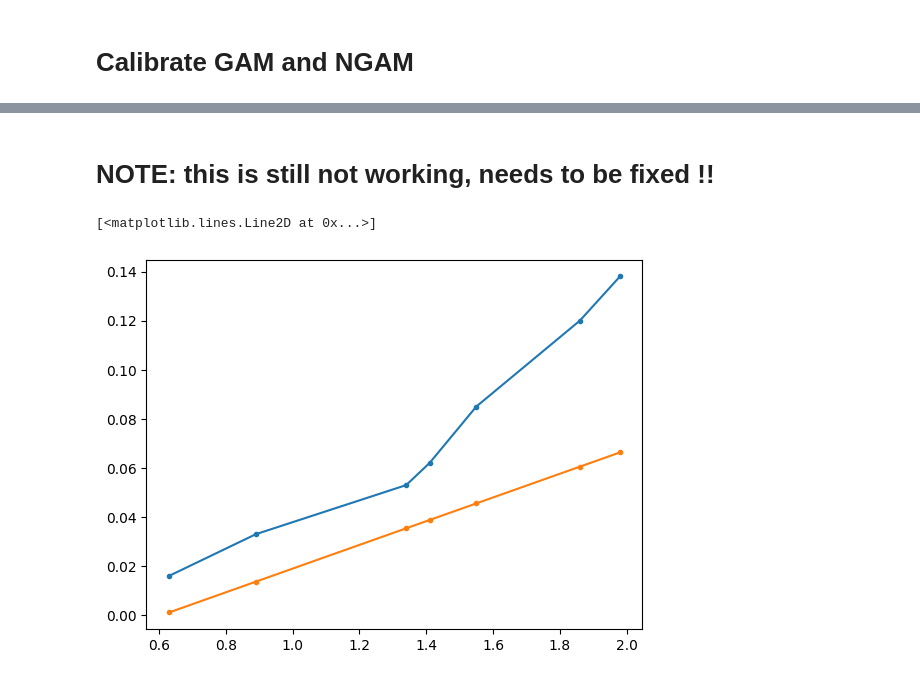
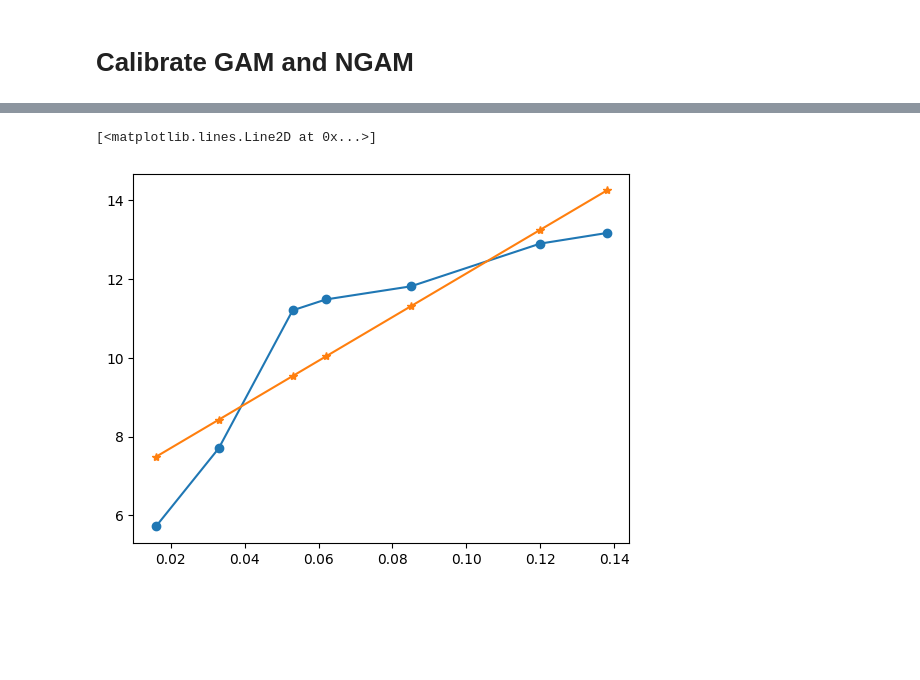
Before and after one commit to IdunBurgos/Ruminiclostridium-cellullolyticum-model-final, a Jupyter notebook: notebooks/Step 4 - Calibrate GAM and NGAM.ipynb, the cells around one changed output, grey strips where cells are left out. Saved outputs shown, nothing was run; the diff lists cells and outputs as text; code cells hidden in the pictures; blank space fills up the shorter version.

```diff
--- a/notebooks/Step 4 - Calibrate GAM and NGAM.ipynb
+++ b/notebooks/Step 4 - Calibrate GAM and NGAM.ipynb
@@ -27,6 +26,13 @@ model.reactions.Growth.stoichiometry['M_pi_c']=0
 # %%
 max_atp=[]
 
-for q_i in q_cellb:
-    sol = FBA(model, constraints={'R_EX_cellb_e': (-q_i, 0)}, objective={'R_ATPM': 1})
+for q_i, mu_i in zip(q_cellb, mu):
+    constraints = {
+        'R_EX_cellb_e': (-q_i, -q_i),
+        'Growth':(mu_i, mu_i),
+        'R_EX_so4_e':(-2.45,1000),
+        'R_EX_pi_e':(-7.46,1000),
+        'R_EX_nh4_e':(-4.9,1000)
+    }
+    sol = FBA(model, constraints=constraints, objective={'R_ATPM': 1})
     max_atp.append(sol.fobj)
@@ -36,3 +39,8 @@ GAM, NGAM = round(GAM, 1), round(NGAM, 1)
+# %%
+A = np.vstack([mu, np.ones((1,7))]).T
+b = np.array(max_atp).T
+opt = lsq_linear(A, b)#, bounds=[(0, 0), (100, 10)])
+GAM, NGAM = round(opt.x[0], 1), round(opt.x[1], 1)
 # %%
 print(f'GAM:{GAM} NGAM: {NGAM}')
 # %% [output]
@@ -40,3 +48,9 @@ GAM:59.3 NGAM: 3.4
+# %%
+plt.plot(mu, max_atp, 'o-')
+plt.plot(mu, NGAM + GAM*mu,  '*-')
+# %% [output]
+[<matplotlib.lines.Line2D at 0x...>]
+[figure, added]
 # %%
 #Setting GAM values in biomass function
 model.reactions.Growth.stoichiometry['M_atp_c']=-GAM
@@ -54,11 +68,3 @@ for q_i in q_cellb:
     sol = FBA(model, constraints={'R_EX_cellb_e': (-q_i, 0)})
     mu_i = sol.fobj if sol.fobj is not None else 0
     mu_sim.append(mu_i)
-# %% [markdown]
-# NOTE: this is still not working, needs to be fixed !!
-# %%
-plt.plot(q_cellb, mu, '.-')
-plt.plot(q_cellb, mu_sim, '.-')
-# %% [output]
-[<matplotlib.lines.Line2D at 0x...>]
-[figure, removed]
```
Also changed, not shown: parts of 6 cells of this notebook, 11 other files.
